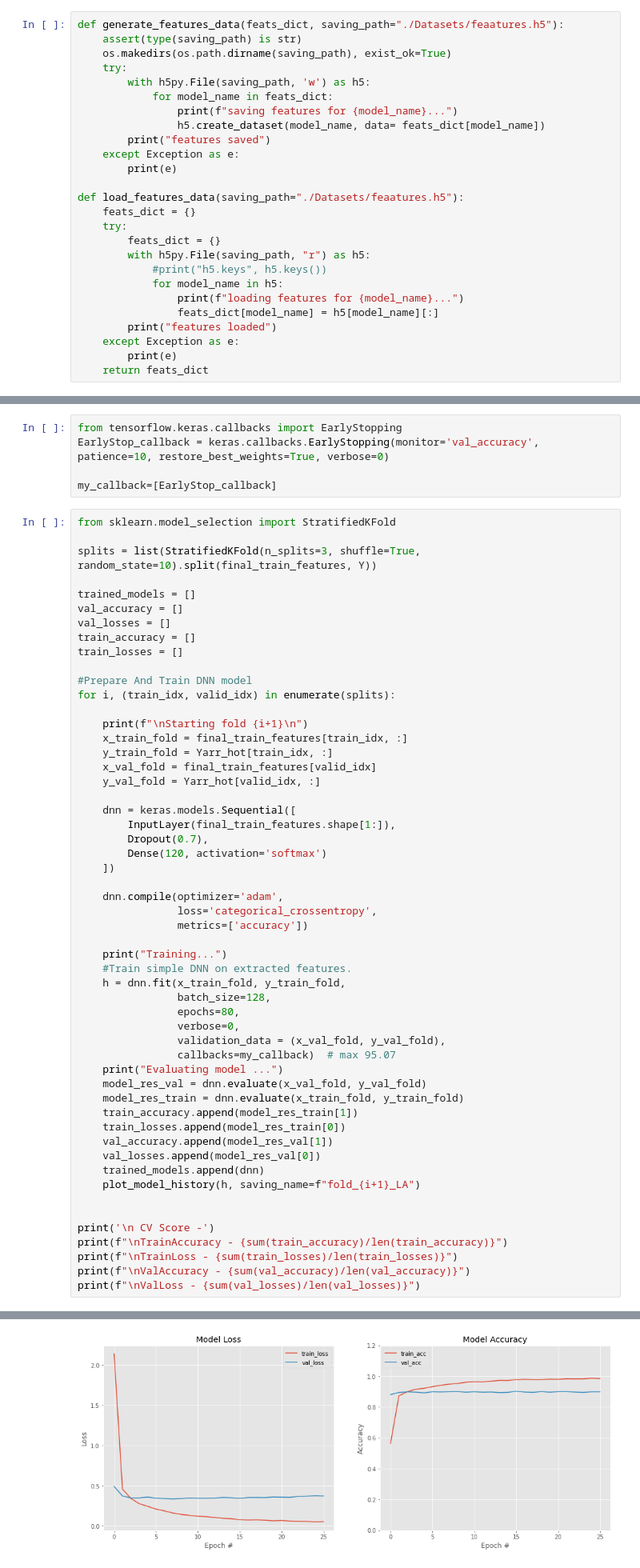
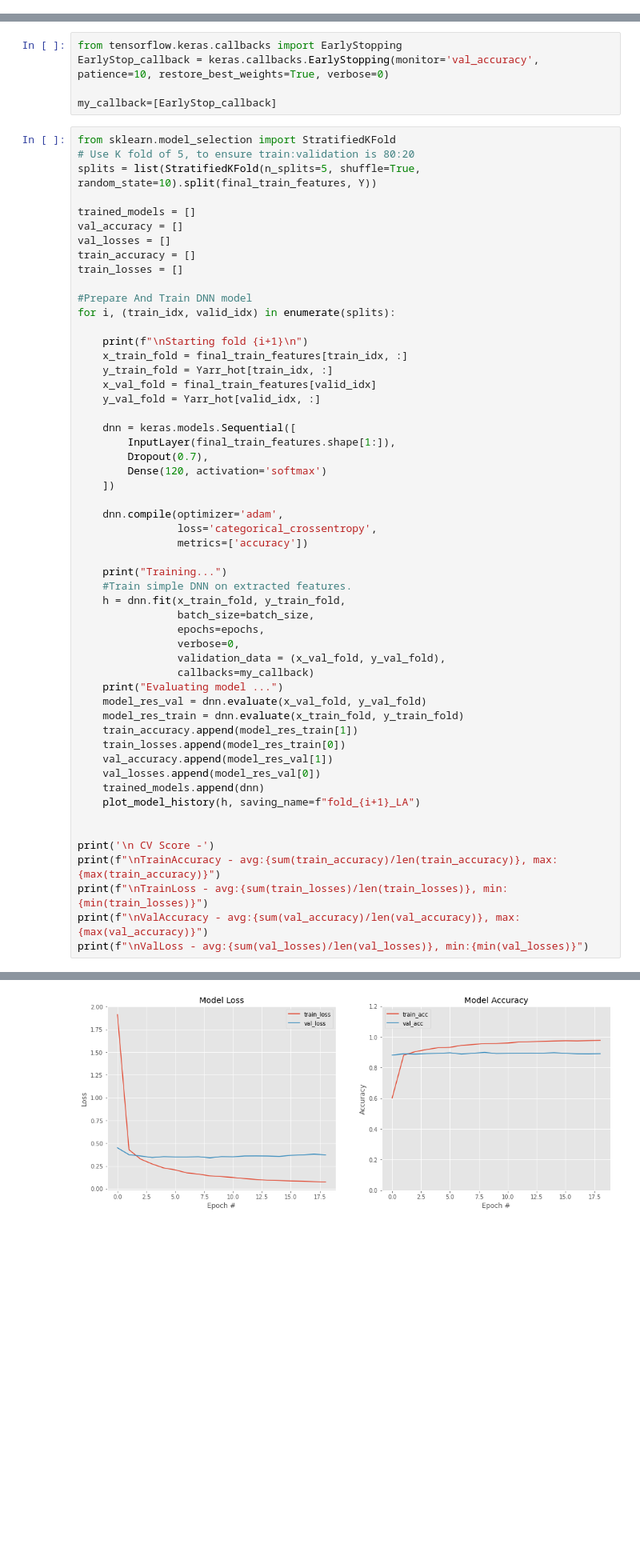
Before and after one commit to nicholasneo78/machine-learning-4041, a Jupyter notebook: feature_extract_evaluate.ipynb, the cells around one changed output, grey strips where cells are left out. Shown at 80% size. Saved outputs shown, nothing was run; the diff lists cells and outputs as text; blank space fills up the shorter version.

Commit message:
update k fold to 5

```diff
--- a/feature_extract_evaluate.ipynb
+++ b/feature_extract_evaluate.ipynb
@@ -184,32 +184,6 @@ def get_valfeatures(model_name, data_preprocessor, data):
     feature_maps = feature_extractor.predict(ds, verbose=1)
     nparray_info("Feature maps", feature_maps)
     return feature_maps
-# %%
-def generate_features_data(feats_dict, saving_path="./Datasets/feaatures.h5"):
-    assert(type(saving_path) is str)
-    os.makedirs(os.path.dirname(saving_path), exist_ok=True)
-    try:
-        with h5py.File(saving_path, 'w') as h5:
-            for model_name in feats_dict:
-                print(f"saving features for {model_name}...")
-                h5.create_dataset(model_name, data= feats_dict[model_name])
-        print("features saved")
-    except Exception as e:
-        print(e)
-
-def load_features_data(saving_path="./Datasets/feaatures.h5"):
-    feats_dict = {}
-    try:
-        feats_dict = {}
-        with h5py.File(saving_path, "r") as h5:
-            #print("h5.keys", h5.keys())
-            for model_name in h5:
-                print(f"loading features for {model_name}...")
-                feats_dict[model_name] = h5[model_name][:]
-        print("features loaded")
-    except Exception as e:
-        print(e)
-    return feats_dict
 # %%
 # generate feature dictionary
 def generate_model_features(feat_func, model_names, models, preprocs, array):
@@ -317,8 +300,8 @@ EarlyStop_callback = keras.callbacks.EarlyStopping(monitor='val_accuracy', patie
 my_callback=[EarlyStop_callback]
 # %%
 from sklearn.model_selection import StratifiedKFold
-
-splits = list(StratifiedKFold(n_splits=3, shuffle=True, random_state=10).split(final_train_features, Y))
+# Use K fold of 5, to ensure train:validation is 80:20
+splits = list(StratifiedKFold(n_splits=5, shuffle=True, random_state=10).split(final_train_features, Y))
 
 trained_models = []
 val_accuracy = []
@@ -348,11 +331,11 @@ for i, (train_idx, valid_idx) in enumerate(splits):
     print("Training...")
     #Train simple DNN on extracted features.
     h = dnn.fit(x_train_fold, y_train_fold,
-                batch_size=128,
-                epochs=80,
+                batch_size=batch_size,
+                epochs=epochs,
                 verbose=0,
                 validation_data = (x_val_fold, y_val_fold),
-                callbacks=my_callback)  # max 95.07
+                callbacks=my_callback)
     print("Evaluating model ...")
     model_res_val = dnn.evaluate(x_val_fold, y_val_fold)
     model_res_train = dnn.evaluate(x_train_fold, y_train_fold)
@@ -365,10 +348,10 @@ for i, (train_idx, valid_idx) in enumerate(splits):
 
 
 print('\n CV Score -')
-print(f"\nTrainAccuracy - {sum(train_accuracy)/len(train_accuracy)}")
-print(f"\nTrainLoss - {sum(train_losses)/len(train_losses)}")
-print(f"\nValAccuracy - {sum(val_accuracy)/len(val_accuracy)}")
-print(f"\nValLoss - {sum(val_losses)/len(val_losses)}")
+print(f"\nTrainAccuracy - avg:{sum(train_accuracy)/len(train_accuracy)}, max:{max(train_accuracy)}")
+print(f"\nTrainLoss - avg:{sum(train_losses)/len(train_losses)}, min:{min(train_losses)}")
+print(f"\nValAccuracy - avg:{sum(val_accuracy)/len(val_accuracy)}, max:{max(val_accuracy)}")
+print(f"\nValLoss - avg:{sum(val_losses)/len(val_losses)}, min:{min(val_losses)}")
 # %% [output]
 Starting fold 1
 
@@ -393 +376 @@ Evaluating model ...
-[figure, old version]
+[figure, new version]
```
Also changed, not shown: parts of 10 cells of this notebook, 1 other file.
